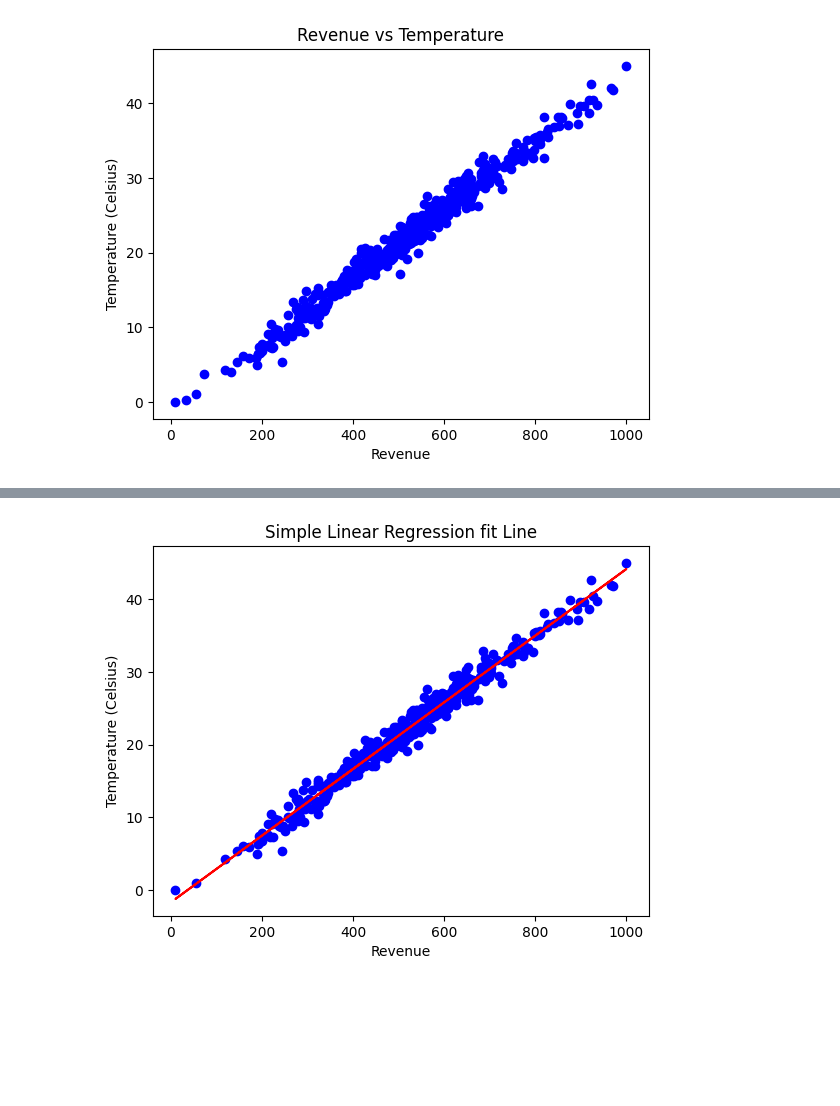
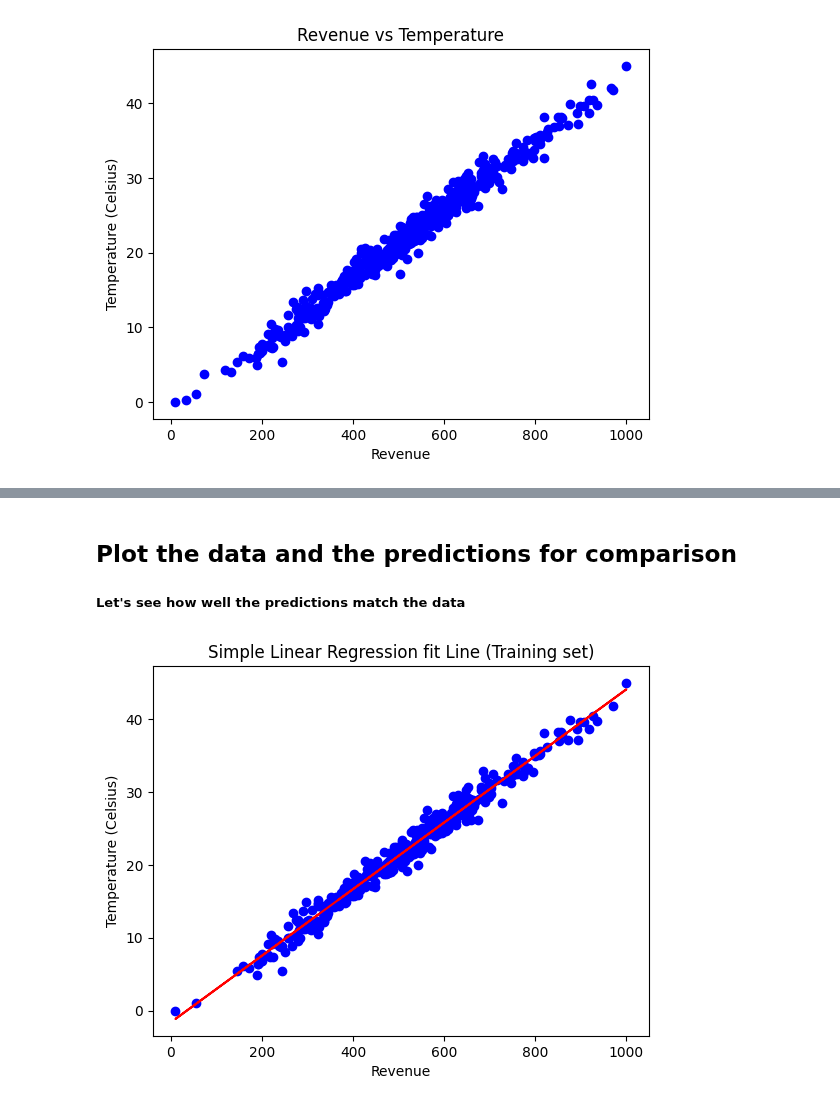
Before and after one commit to gps-stellar/Simple-Regression-Models, a Jupyter notebook: Simple_Linear_Regression.ipynb, the cells around one changed output, grey strips where cells are left out. Saved outputs shown, nothing was run; the diff lists cells and outputs as text; code cells hidden in the pictures; blank space fills up the shorter version.

Commit message:
Finishes Simple Linear Regression notes, calculations, and predictions

```diff
--- a/Simple_Linear_Regression.ipynb
+++ b/Simple_Linear_Regression.ipynb
@@ -84,9 +153,3 @@ y = y.to_numpy()
 # %%
 from sklearn.model_selection import train_test_split
-X_train, X_test, y_train, y_test = train_test_split(X, y, test_size=0.2, random_state=42)
-
-from sklearn import linear_model
-regressor = linear_model.LinearRegression()
-regressor.fit(X_train.reshape(-1,1), y_train)
-print("Coefficients: \n", regressor.coef_)
-print("Intercept: \n", regressor.intercept_)
+X_train, X_test, y_train, y_test = train_test_split(X, y, test_size=0.3, random_state=42)
@@ -97,0 +156,7 @@ Intercept:
+# %%
+# Fit of simple linear regression model
+lin_regr = LinearRegression()
+lin_regr.fit(X_train.reshape(-1,1), y_train)
+y_pred_linear = lin_regr.predict(X_test.reshape(-1,1))
+print("Coefficients: \n", lin_regr.coef_)
+print("Intercept: \n", lin_regr.intercept_)
@@ -98,9 +179,12 @@ Intercept:
+# %% [markdown]
+## Plot the data and the predictions for comparison
+##### Let's see how well the predictions match the data
 # %%
 plt.scatter(X_train,y_train, color="blue")
-plt.plot(X_train, regressor.coef_ * X_train + regressor.intercept_, color="red")
-plt.title("Simple Linear Regression fit Line")
+plt.plot(X_train, lin_regr.coef_ * X_train + lin_regr.intercept_, color="red")
+plt.title("Simple Linear Regression fit Line (Training set)")
 plt.xlabel("Revenue")
 plt.ylabel("Temperature (Celsius)")
 plt.show()
 # %% [output]
-[figure, old version]
+[figure, new version]
```
Also changed, not shown: parts of 19 cells of this notebook.
